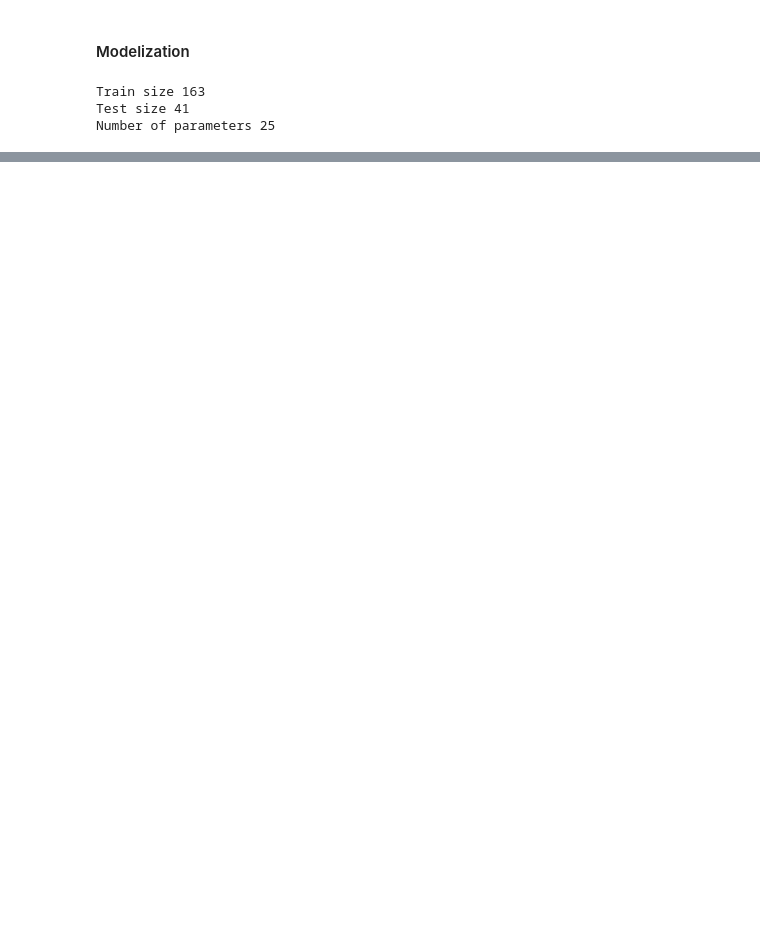
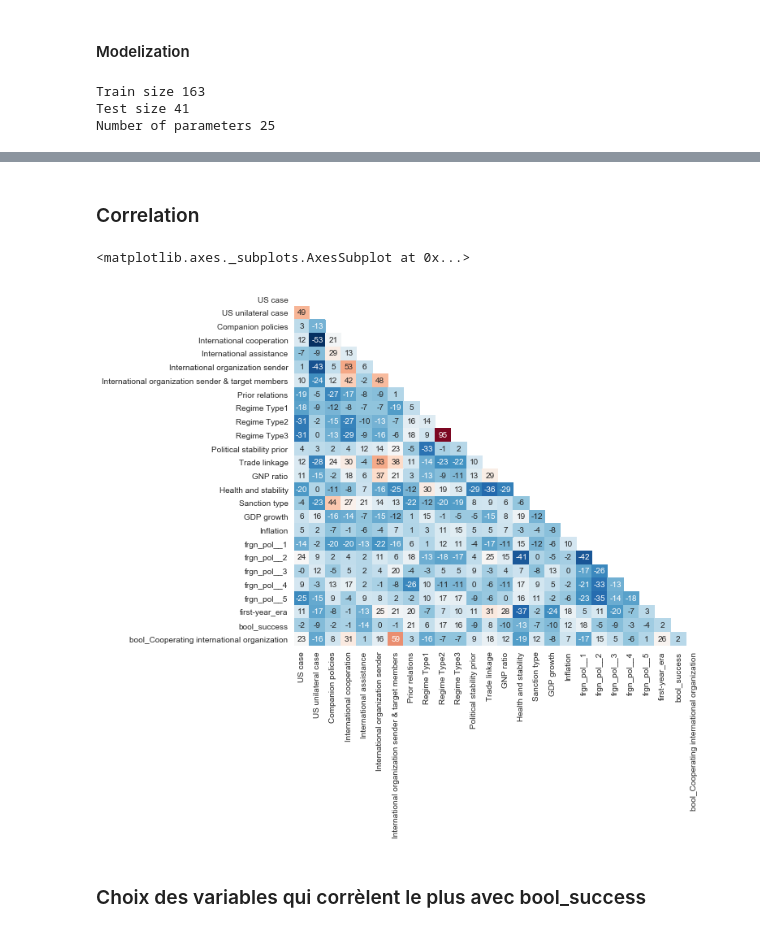
Before and after one commit to fflakito/economic_sanctions, a Jupyter notebook: 01_-_Modèle_naïf_v2.ipynb, the cells around one changed output, grey strips where cells are left out. Cells and saved outputs as stored; diff of their text form; code cells hidden in the pictures; blank space fills up the shorter version.

```diff
--- a/01_-_Modèle_naïf_v2.ipynb
+++ b/01_-_Modèle_naïf_v2.ipynb
@@ -316,0 +349,17 @@ Accuracy for l2 on train: 0.77 and on test: 0.71
+# %% [markdown]
+### Correlation
+# %%
+correlations = df7.corr() * 100
+
+cleanning_mask = np.zeros_like(correlations)
+upper_triangle = np.triu_indices_from(correlations)
+cleanning_mask[upper_triangle] = 1
+
+plt.figure(figsize=(9,8))
+
+sns.heatmap(correlations, cmap = 'RdBu_r', mask = cleanning_mask, annot=True, fmt='.0f', cbar=False )
+# %% [output]
+<matplotlib.axes._subplots.AxesSubplot at 0x...>
+[figure, added]
+# %% [markdown]
+### Choix des variables qui corrèlent le plus avec bool_success
```
Also changed, not shown: parts of 12 cells of this notebook.
